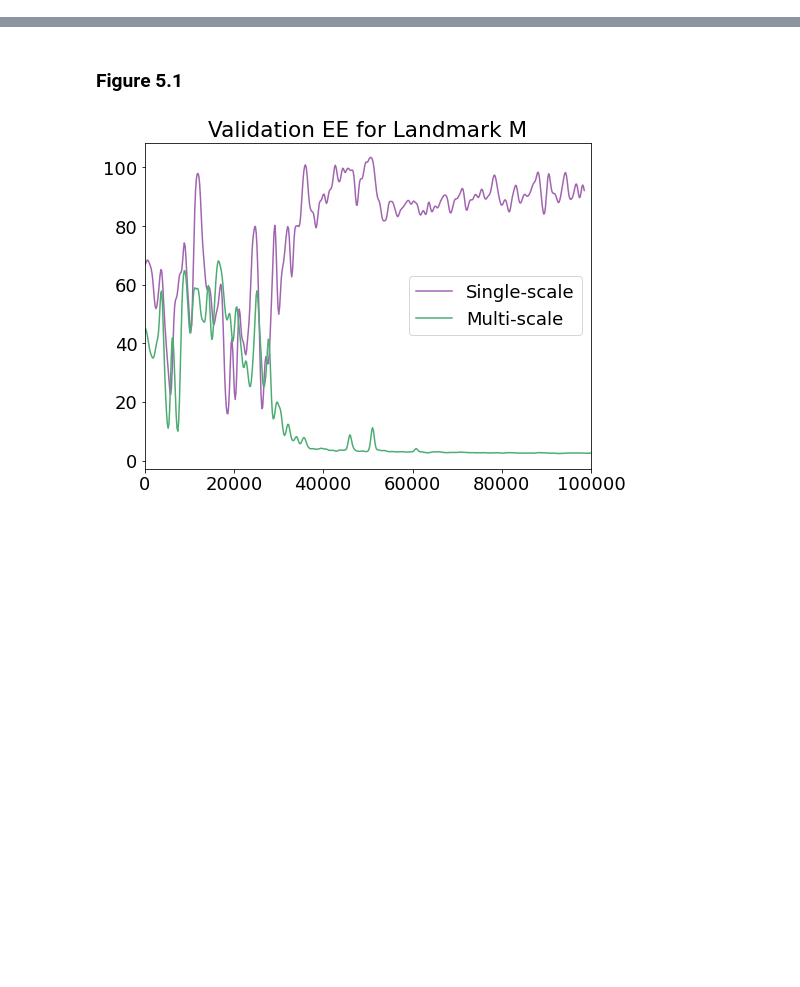
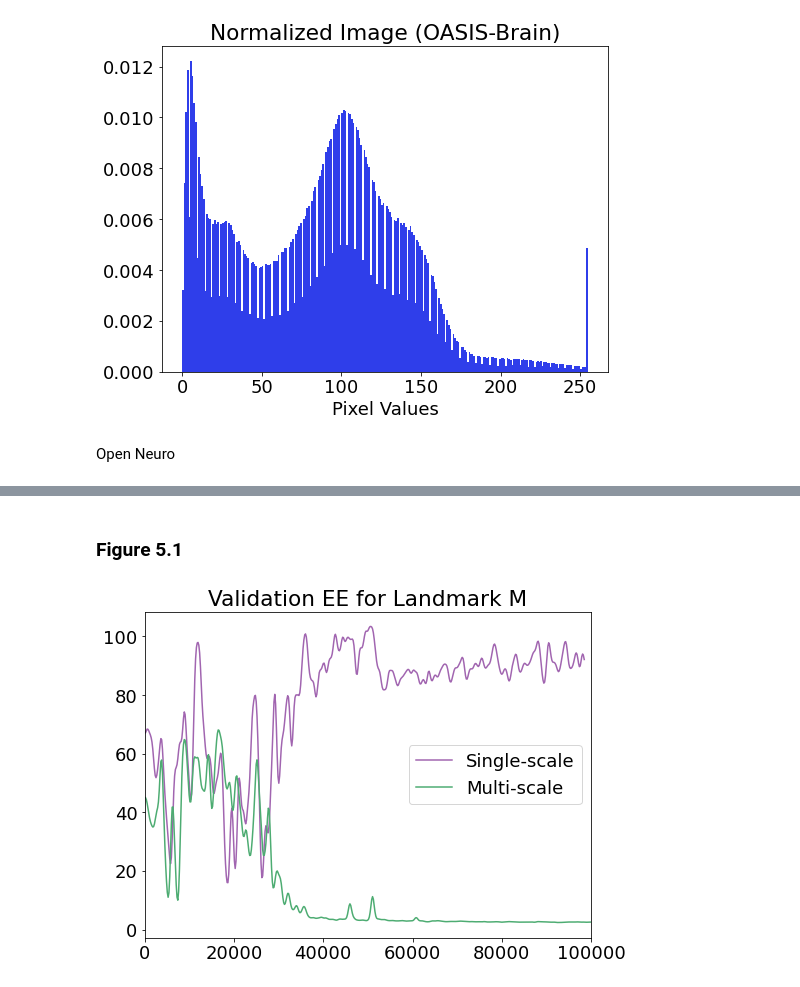
Before and after one commit to CathrineUH/Bachelor_thesis_ear, a Jupyter notebook: plotAllFigures.ipynb, the cells around one changed output, grey strips where cells are left out. Drawn from its saved outputs; the diff is of its cells as text; code cells hidden in the pictures; blank space fills up the shorter version.

```diff
--- a/plotAllFigures.ipynb
+++ b/plotAllFigures.ipynb
@@ -21,0 +51,13 @@ blue = [0.42901961, 0.47019608, 0.94235294]
+# %%
+path_images = r"Cmarl\src\data\images\OASIS_normalized/"
+files = F.getFiles(path_images)
+plt.figure(figsize=(8, 6))
+im = sitk.GetArrayFromImage(sitk.ReadImage(path_images + files[0]))
+plt.hist(im.flatten(), bins = 255, color = F.col(1).color, density = True)
+plt.xlabel("Pixel Values")
+plt.title("Normalized Image (OASIS-Brain)")
+plt.show()
+# %% [output]
+[figure, added]
+# %% [markdown]
+Open Neuro
```
Also changed, not shown: parts of 21 cells of this notebook, 3 other files.
